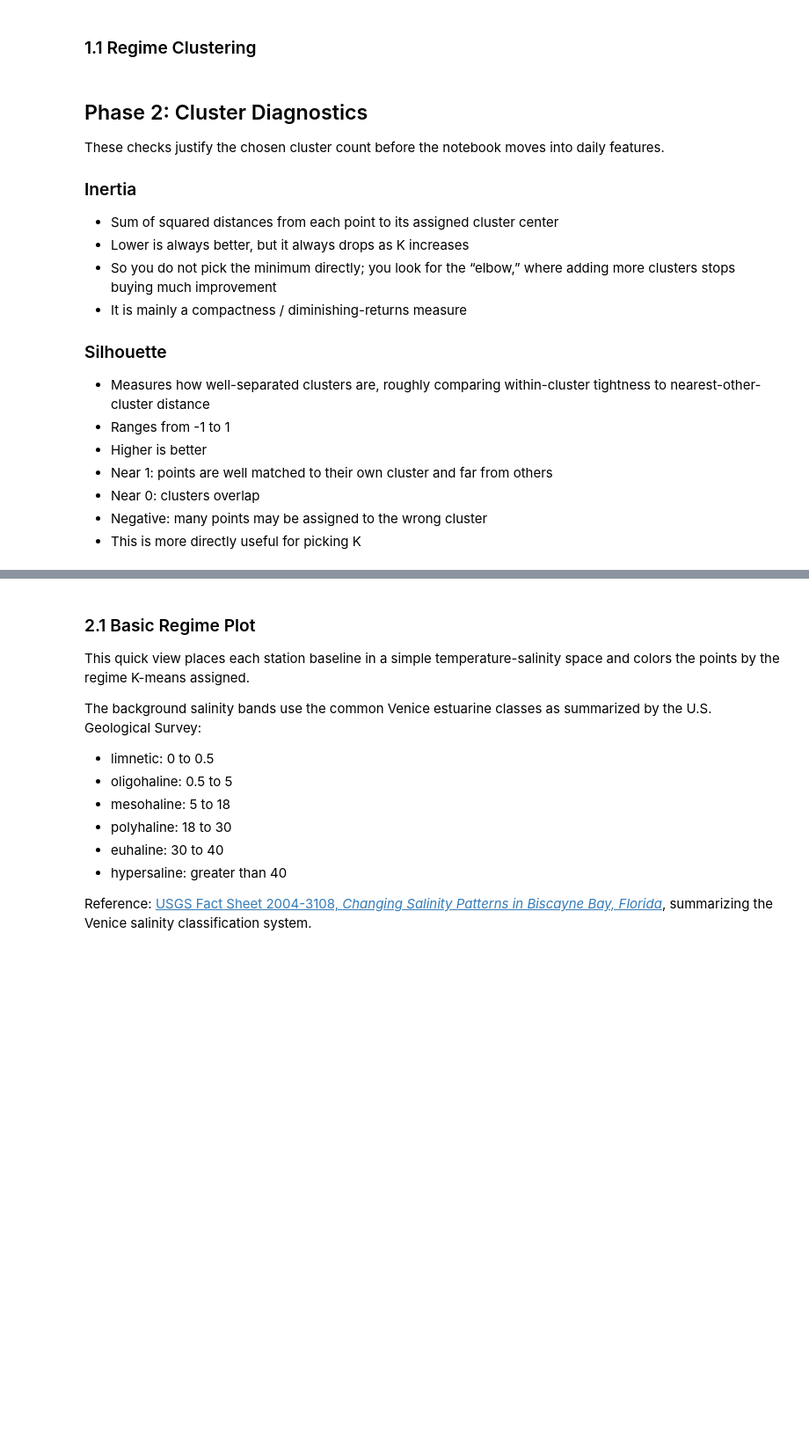
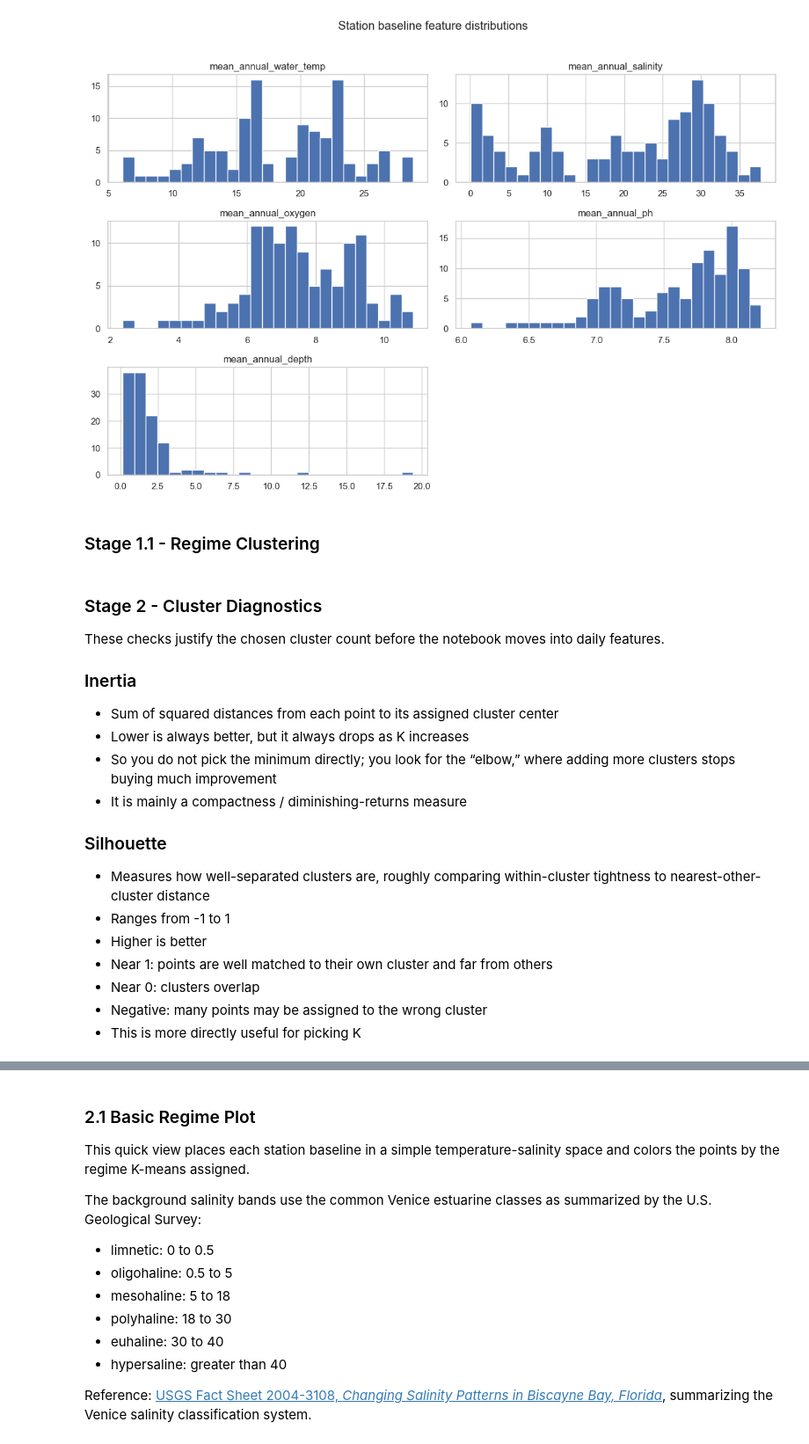
Before and after one commit to jeturcotte/estuaries, a Jupyter notebook: code/t4d.full.project.lite.ipynb, the cells around one changed output, grey strips where cells are left out. Shown at 88% size. Saved outputs shown, nothing was run; the diff lists cells and outputs as text; code cells hidden in the pictures; blank space fills up the shorter version.

```diff
--- a/code/t4d.full.project.lite.ipynb
+++ b/code/t4d.full.project.lite.ipynb
@@ -76,15 +65,14 @@ sns.set_theme( style = "whitegrid" )
 # so while 1hr data is the most honest, gotta get it from onedrive
 res = 1
 
-data_dir = Path( "../data" )
-ref_dir = data_dir / "reference" # re: station lookup, and also the 1hr water history data that we couldn't get from onedrive
-artifact_dir = Path( "../artifacts" )
-artifact_dir.mkdir( parents = True, exist_ok = True ) # get created later
+script_dir = Path( "." ).resolve( )
+data_dir = script_dir
+ref_dir = script_dir
+artifact_dir = script_dir
 
-#sys.path.append( str( Path( ".." ).resolve( ) ) )
 # note that the below is the result of a separate script collating NERRS and ERA5 data
 water = pd.read_csv(
-    data_dir / f"{ res }hr" / f"t4d.{ res }hr.water.history.csv",
+    script_dir / f"t4d.{ res }hr.water.history.csv",
     dtype = { "station": str }, # was throwing a warning since a couple stations are just numbers
     low_memory = False
 )
@@ -451,0 +577,14 @@ del( station_baseline_years )
+# %%
+baseline_plot_cols = [
+    col
+    for col in [
+        "mean_annual_water_temp",
+        "mean_annual_salinity",
+        "mean_annual_oxygen",
+        "mean_annual_ph",
+        "mean_annual_depth",
+    ]
+    if col in station_baseline.columns
+]
+
+station_baseline[ baseline_plot_cols ].describe( ).round( 3 ).T
@@ -452,5 +598,13 @@ del( station_baseline_years )
+# %%
+if len( baseline_plot_cols ) > 0:
+    station_baseline[ baseline_plot_cols ].hist( figsize = ( 12, 8 ), bins = 25 )
+    plot.suptitle( "Station baseline feature distributions", y = 1.02 )
+    plot.tight_layout( )
+    plot.show( )
+# %% [output]
+[figure, added]
 # %% [markdown]
-### 1.1 Regime Clustering
+### Stage 1.1 - Regime Clustering
 # %%
 # now... for some clusters!
 # selected features:
@@ -518,7 +672,7 @@ recommended_k = int( k_scan_regime.loc[ k_scan_regime[ 'silhouette' ].idxmax( ),
 #print( f"recommended k: { recommended_k }" )
 del( k_min_interpretable )
 # %% [markdown]
-## Phase 2: Cluster Diagnostics
+### Stage 2 - Cluster Diagnostics
 
 These checks justify the chosen cluster count before the notebook moves into daily features.
 
```
Also changed, not shown: parts of 205 cells of this notebook.
